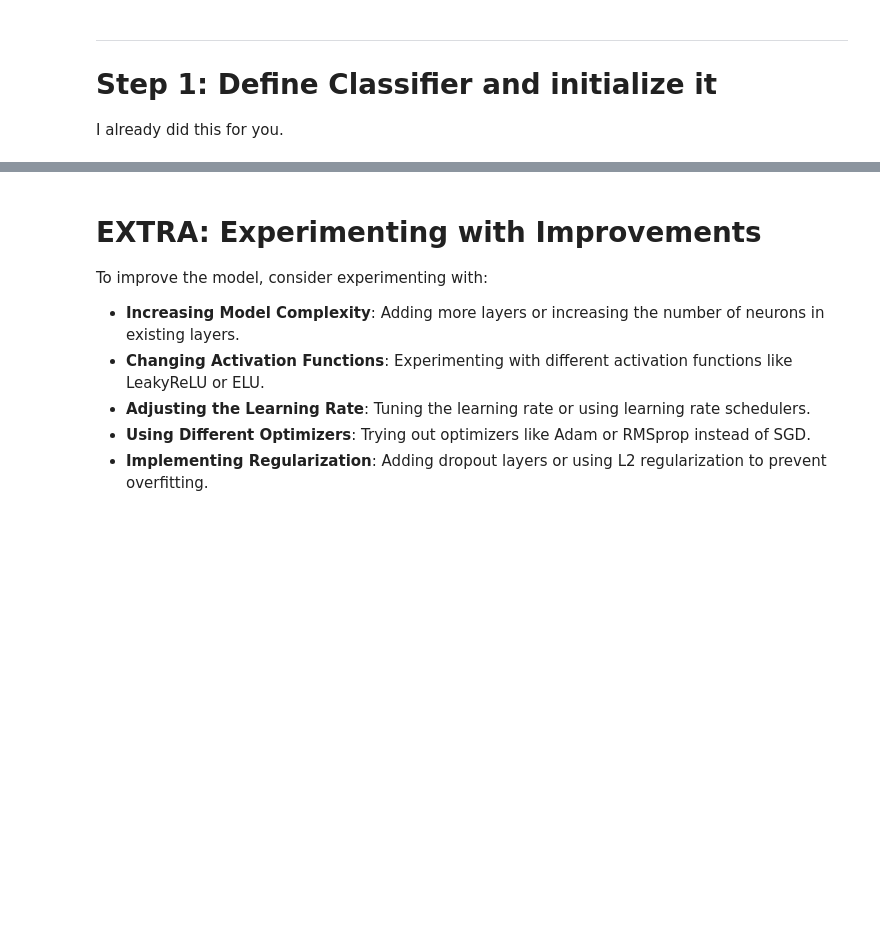
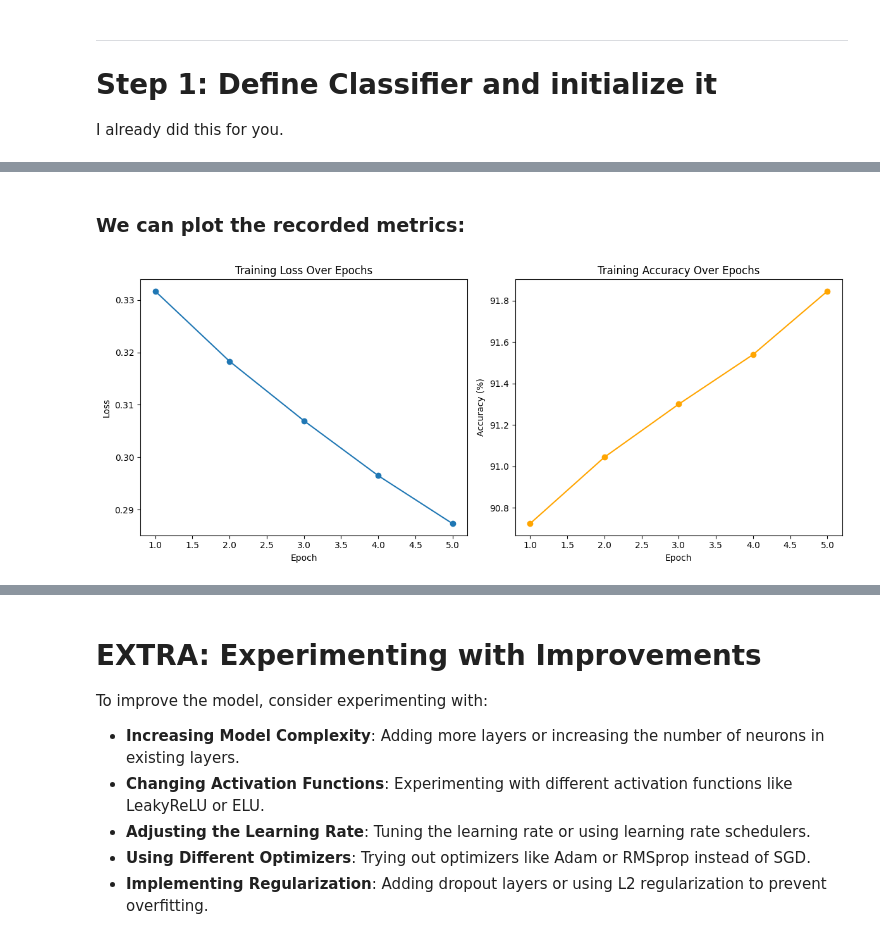
Before and after one commit to JaredKeithAveritt/AI_methods_in_advanced_materials_research, a Jupyter notebook: Week_4/pytorch_non_linear_classifier_solutions.ipynb, the cells around one changed output, grey strips where cells are left out. Drawn from its saved outputs; the diff is of its cells as text; code cells hidden in the pictures; blank space fills up the shorter version.

```diff
--- a/Week_4/pytorch_non_linear_classifier_solutions.ipynb
+++ b/Week_4/pytorch_non_linear_classifier_solutions.ipynb
@@ -208,5 +266,0 @@ def train_one_epoch(dataloader, model, loss_fn, optimizer):
-# %%
-epochs = 5
-for epoch in range(epochs):
-    train_one_epoch(train_dataloader, nonlinear_model, loss_fn, optimizer)
-    print(f"Epoch {epoch} completed.")
@@ -223,0 +317,21 @@ Now, let's evaluate the model's performance on the test data:
+# %% [markdown]
+### We can plot the recorded metrics:
+# %%
+plt.figure(figsize=(12, 5))
+
+plt.subplot(1, 2, 1)
+plt.plot(range(1, epochs+1), epoch_losses, marker='o')
+plt.title('Training Loss Over Epochs')
+plt.xlabel('Epoch')
+plt.ylabel('Loss')
+
+plt.subplot(1, 2, 2)
+plt.plot(range(1, epochs+1), epoch_accuracies, marker='o', color='orange')
+plt.title('Training Accuracy Over Epochs')
+plt.xlabel('Epoch')
+plt.ylabel('Accuracy (%)')
+
+plt.tight_layout()
+plt.show()
+# %% [output]
+[figure, added]
```
Also changed, not shown: parts of 27 cells of this notebook.
